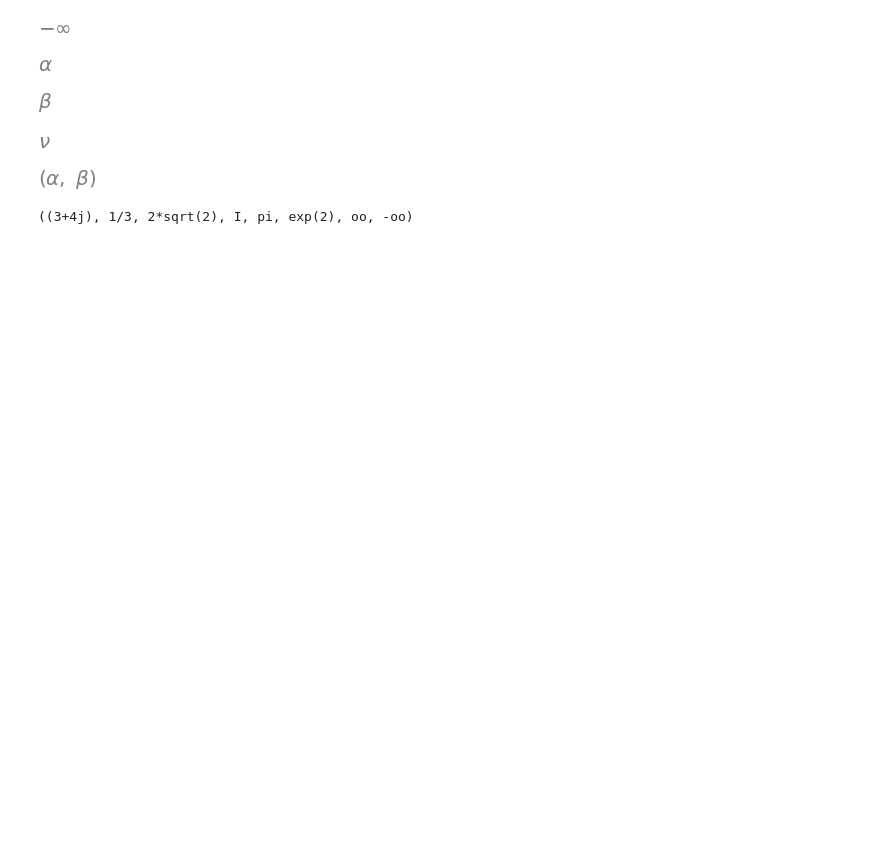
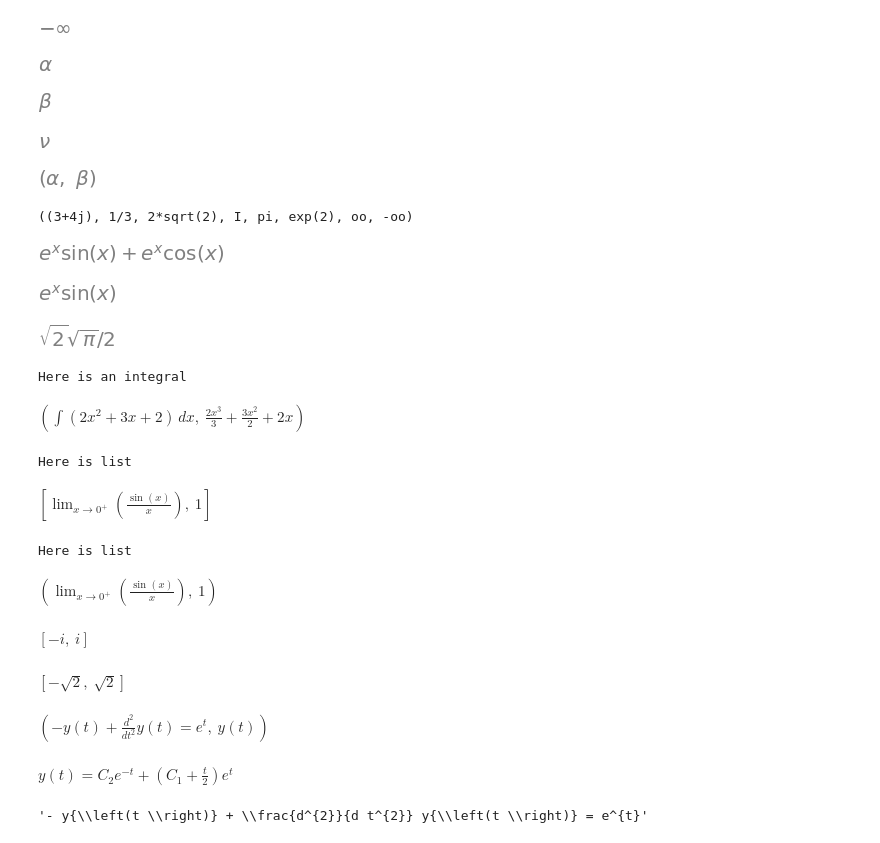
Before and after one commit to partnernetsoftware/ml-lab, a Jupyter notebook: knowledge/tmp.ipynb, the cells around one changed output. Saved outputs shown, nothing was run; the diff lists cells and outputs as text; code cells hidden in the pictures; blank space fills up the shorter version.

```diff
--- a/knowledge/tmp.ipynb
+++ b/knowledge/tmp.ipynb
@@ -61,3 +62,79 @@ alpha, beta
 3+4j, Rational(1,3), sqrt(8), sqrt(-1), pi, E**2, oo, -oo
 # %% [output]
 ((3+4j), 1/3, 2*sqrt(2), I, pi, exp(2), oo, -oo)
+# %%
+diff(sin(x)*exp(x),x)
+# %% [output]
+[figure, added]
+# %%
+integrate(exp(x)*sin(x)+exp(x)*cos(x),x)
+# %% [output]
+[figure, added]
+# %%
+integrate(sin(x**2),(x,-oo,oo))
+# %% [output]
+[figure, added]
+# %%
+import sympy
+from sympy import init_printing, Integral, Symbol
+
+x = Symbol('x')
+expr1 = 2*x**2 + 3*x + 2
+
+init_printing(use_latex='mathjax')
+print("Here is an integral ")
+Integral(expr1, x), sympy.integrate(expr1)
+# %% [output]
+Here is an integral
+$\displaystyle \left( \int \left(2 x^{2} + 3 x + 2\right)\, dx, \  \frac{2 x^{3}}{3} + \frac{3 x^{2}}{2} + 2 x\right)$
+# %%
+import sympy
+from sympy import init_printing, Integral, Symbol
+
+x = Symbol('x')
+expr1 = 2*x**2 + 3*x + 2
+
+init_printing(use_latex='mathjax')
+print("Here is list")
+expr = Limit(sin(x)/x,x,0)
+[expr,expr.doit()]
+# %% [output]
+Here is list
+$\displaystyle \left[ \lim_{x \to 0^+}\left(\frac{\sin{\left(x \right)}}{x}\right), \  1\right]$
+# %%
+import sympy
+from sympy import init_printing, Integral, Symbol
+
+x = Symbol('x')
+expr1 = 2*x**2 + 3*x + 2
+
+init_printing(use_latex='mathjax')
+print("Here is list")
+expr = Limit(sin(x)/x,x,0)
+expr,expr.doit()
+# %% [output]
+Here is list
+$\displaystyle \left( \lim_{x \to 0^+}\left(\frac{\sin{\left(x \right)}}{x}\right), \  1\right)$
+# %%
+solve(x**2+1, x)
+# %% [output]
+$\displaystyle \left[ - i, \  i\right]$
+# %%
+solve(x**2 - 2, x)
+# %% [output]
+$\displaystyle \left[ - \sqrt{2}, \  \sqrt{2}\right]$
+# %%
+y = Function('y')
+t = symbols('t')
+expr = Eq(y(t).diff(t,t) - y(t), exp(t))
+expr,y(t)
+# %% [output]
+$\displaystyle \left( - y{\left(t \right)} + \frac{d^{2}}{d t^{2}} y{\left(t \right)} = e^{t}, \  y{\left(t \right)}\right)$
+# %%
+dsolve(expr,y(t))
+# %% [output]
+$\displaystyle y{\left(t \right)} = C_{2} e^{- t} + \left(C_{1} + \frac{t}{2}\right) e^{t}$
+# %%
+latex(expr)
+# %% [output]
+'- y{\\left(t \\right)} + \\frac{d^{2}}{d t^{2}} y{\\left(t \\right)} = e^{t}'
```
Also changed, not shown: parts of 11 cells of this notebook.
